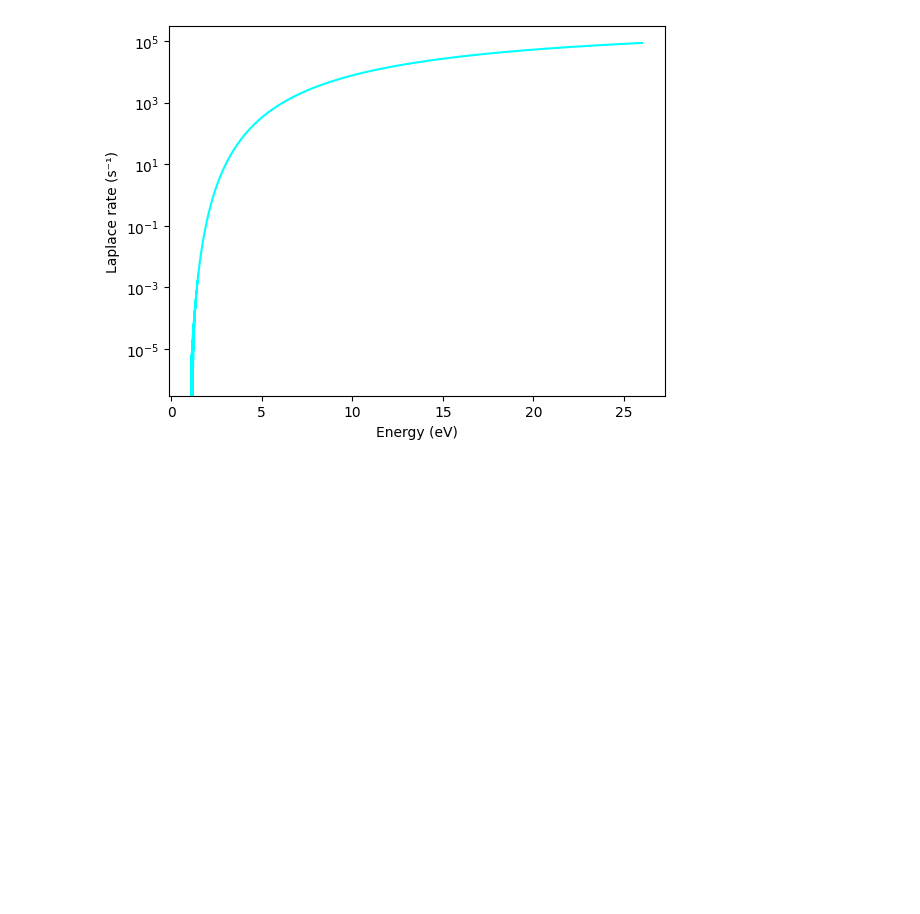
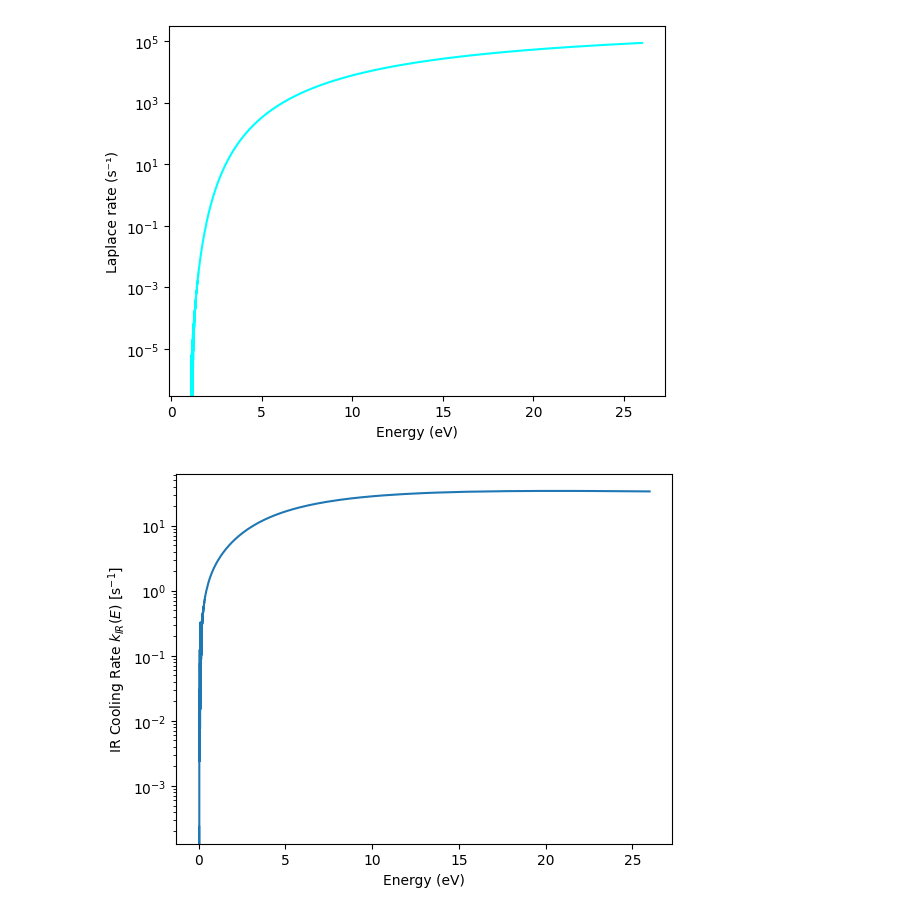
Before and after one commit to mustafa9812/Project-Cynap, a Jupyter notebook: Cynapfolder/calculations.ipynb, the cells around one changed output. Cells and saved outputs as stored; diff of their text form; code cells hidden in the pictures; blank space fills up the shorter version.

```diff
--- a/Cynapfolder/calculations.ipynb
+++ b/Cynapfolder/calculations.ipynb
@@ -494,0 +506,62 @@ Pre-exponential factor for RF: 577413.0178419732 s^-1
+# %%
+import os
+import numpy as np
+import pandas as pd
+import matplotlib.pyplot as plt
+
+# === File Paths ===
+full_dos_path = r'C:\Users\Mustafa\Documents\GitHub\Project-Cynap\Cynapfolder\Database\densumout_26eV.out'
+transitions_path = r'C:\Users\Mustafa\Documents\GitHub\Project-Cynap\Cynapfolder\Database\neutral1cyano_transitions.tbl'
+mode_folder_template = r'C:\Users\Mustafa\Documents\GitHub\Project-Cynap\Cynapfolder\Database\Densum_input_1cyano\Models\1-cyanonaphthalene\vibs\densum_mode_sweeps\mode_{i}\densum.out'
+
+# === Load Full DOS ===
+df_full = pd.read_csv(full_dos_path, skiprows=115, sep='\s+', names=["No.", "E-Emin", "Density", "Sum"])
+energies = df_full["E-Emin"].values * 1.23981e-4
+rho_full = df_full["Density"].values
+
+# === Load Vibrational Transitions (Wavenumbers and IR Intensities) ===
+df_trans = pd.read_csv(transitions_path, skiprows=11, sep='\s+', names=["No.", "Wavenumber", "Intensity", "Scale", "Symmetry"])
+wavenumber_list = df_trans["Wavenumber"].tolist()
+intensity_list = df_trans["Intensity"].tolist()
+
+# === Convert IR Intensities to Einstein A Coefficients ===
+def einstein_coefficient(wavenumber, intensity):
+    return 1.2512e-7 * (wavenumber ** 2) * intensity  # s^-1
+
+A_IR_list = [einstein_coefficient(nu, I) for nu, I in zip(wavenumber_list, intensity_list)]
+
+# === Load Mode-Excluded DOS Files ===
+density_mode = {}
+
+for i in range(1, 52):  # Modes 1 to 51
+    path = mode_folder_template.format(i=i)
+    if os.path.exists(path):
+        df_i = pd.read_csv(path, skiprows=114, sep='\s+', names=["No.", "E-Emin", "Density", "Sum"])
+        density_mode[i] = df_i["Density"].values
+
+# === Calculate IR Radiative Cooling Rate k_IR(E) ===
+def IR_radiative_cooling_rate(A_i, DOS_mode_i, DOS_full):
+    return (A_i * DOS_mode_i) / DOS_full
+
+k_IR_total = np.zeros_like(rho_full)
+
+for i in range(1, 52):
+
+    A_i = A_IR_list[i - 1]
+    rho_minus_i = density_mode[i]
+    wavenumber = wavenumber_list[i - 1]
+    delta_E = wavenumber * 1.23981e-4  # Convert cm^-1 to eV
+
+    # Interpolate shifted DOS
+    shifted_rho = np.interp(energies - delta_E, energies, rho_minus_i, left=0, right=0)
+    k_i = IR_radiative_cooling_rate(A_i, shifted_rho, rho_full)
+    k_IR_total += k_i
+
+# === Optional: Plot ===
+plt.plot(energies, k_IR_total)
+plt.xlabel("Energy (eV)")
+plt.ylabel("IR Cooling Rate $k_{IR}(E)$ [s$^{-1}$]")
+plt.yscale('log')
+plt.show()
+# %% [output]
+[figure, added]
```
Also changed, not shown: parts of 2 cells of this notebook.
